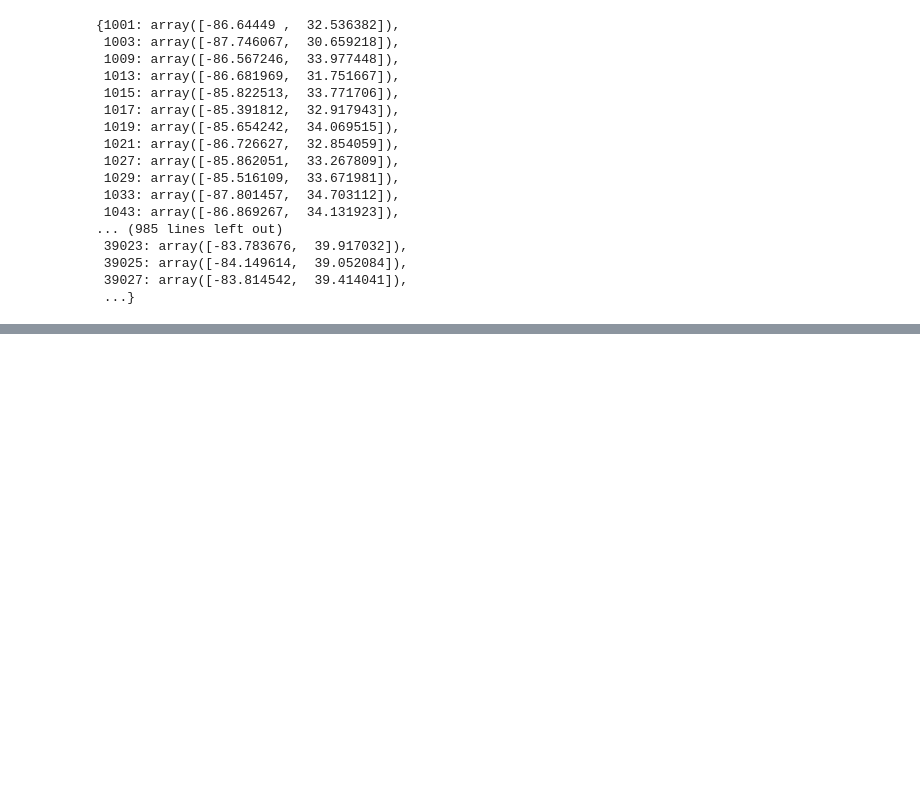
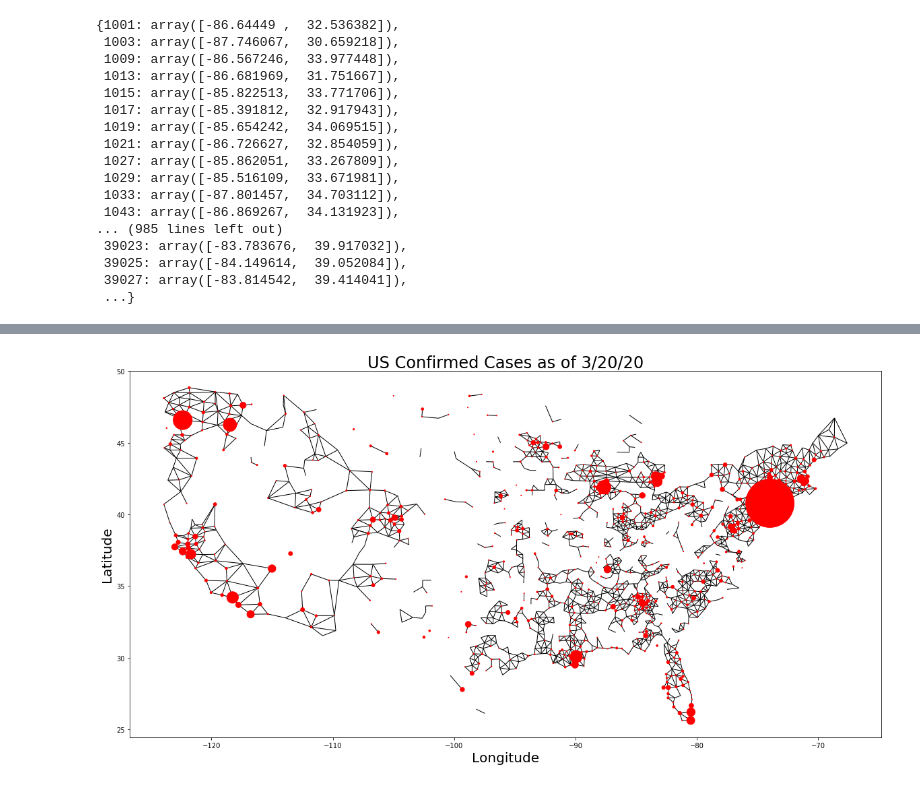
Before and after one commit to quantummind/caltech_covid_19_modeling, a Jupyter notebook: code/exploratory/connor_us_county_network_analysis.ipynb, the cells around one changed output, grey strips where cells are left out. Saved outputs shown, nothing was run; the diff lists cells and outputs as text; code cells hidden in the pictures; blank space fills up the shorter version.

```diff
--- a/code/exploratory/connor_us_county_network_analysis.ipynb
+++ b/code/exploratory/connor_us_county_network_analysis.ipynb
@@ -190,0 +189,4 @@ plt.show()
+# %%
+plot_us_cases_with_date("3/20/20")
+# %% [output]
+[figure, added]
```
Also changed, not shown: parts of 14 cells of this notebook.
